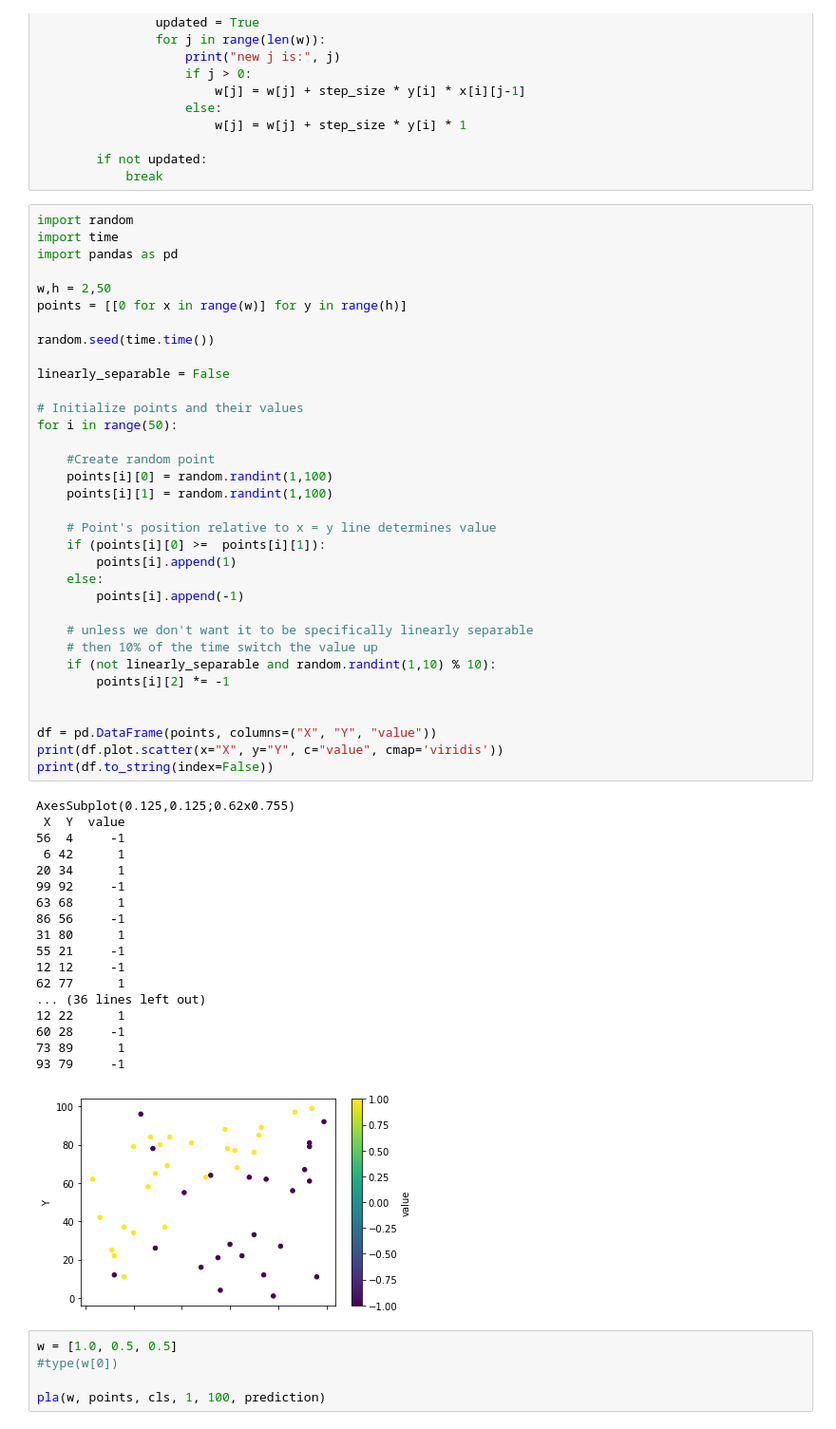
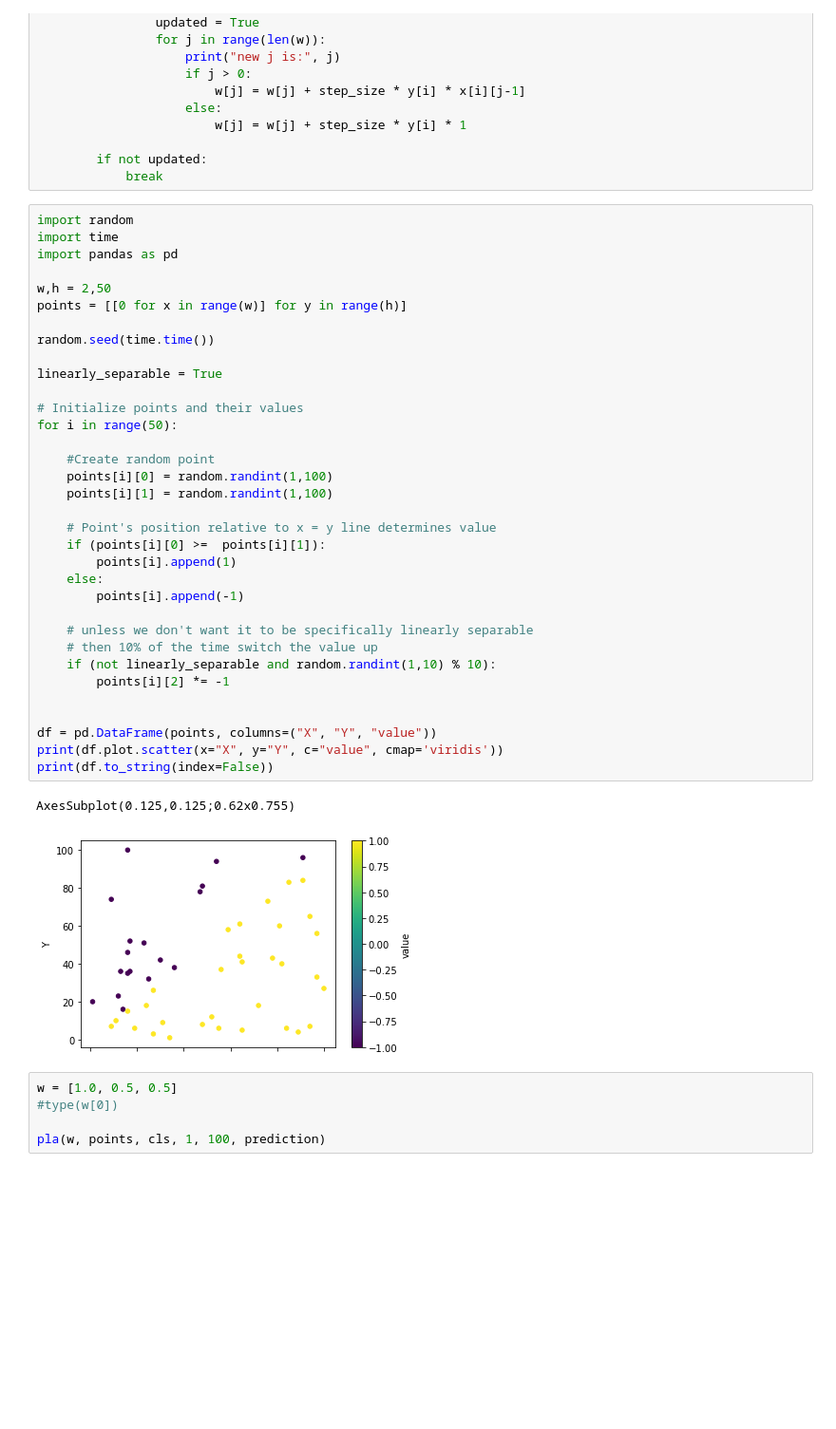
Before and after one commit to LioraW/PLA-Algorithm, a Jupyter notebook: project1.ipynb, the cells around one changed output. Shown at 95% size. Drawn from its saved outputs; the diff is of its cells as text; blank space fills up the shorter version.

```diff
--- a/project1.ipynb
+++ b/project1.ipynb
@@ -30,51 +30,35 @@ import pandas as pd
 w,h = 2,50
 points = [[0 for x in range(w)] for y in range(h)]
 
 random.seed(time.time())
 
-linearly_separable = False
+linearly_separable = True
 
 # Initialize points and their values
 for i in range(50):
 
     #Create random point
     points[i][0] = random.randint(1,100)
     points[i][1] = random.randint(1,100)
 
     # Point's position relative to x = y line determines value
     if (points[i][0] >=  points[i][1]):
         points[i].append(1)
     else:
         points[i].append(-1)
 
     # unless we don't want it to be specifically linearly separable
     # then 10% of the time switch the value up
     if (not linearly_separable and random.randint(1,10) % 10):
         points[i][2] *= -1
 
 
 df = pd.DataFrame(points, columns=("X", "Y", "value"))
 print(df.plot.scatter(x="X", y="Y", c="value", cmap='viridis'))
 print(df.to_string(index=False))
 # %% [output]
 AxesSubplot(0.125,0.125;0.62x0.755)
- X  Y  value
-56  4     -1
- 6 42      1
-20 34      1
-99 92     -1
-63 68      1
-86 56     -1
-31 80      1
-55 21     -1
-12 12     -1
-62 77      1
-... (36 lines left out)
-12 22      1
-60 28     -1
-73 89      1
-93 79     -1
-[figure, old version]
+[figure, new version]
 # %%
 w = [1.0, 0.5, 0.5]
 #type(w[0])
```
Also changed, not shown: 1 other file.
